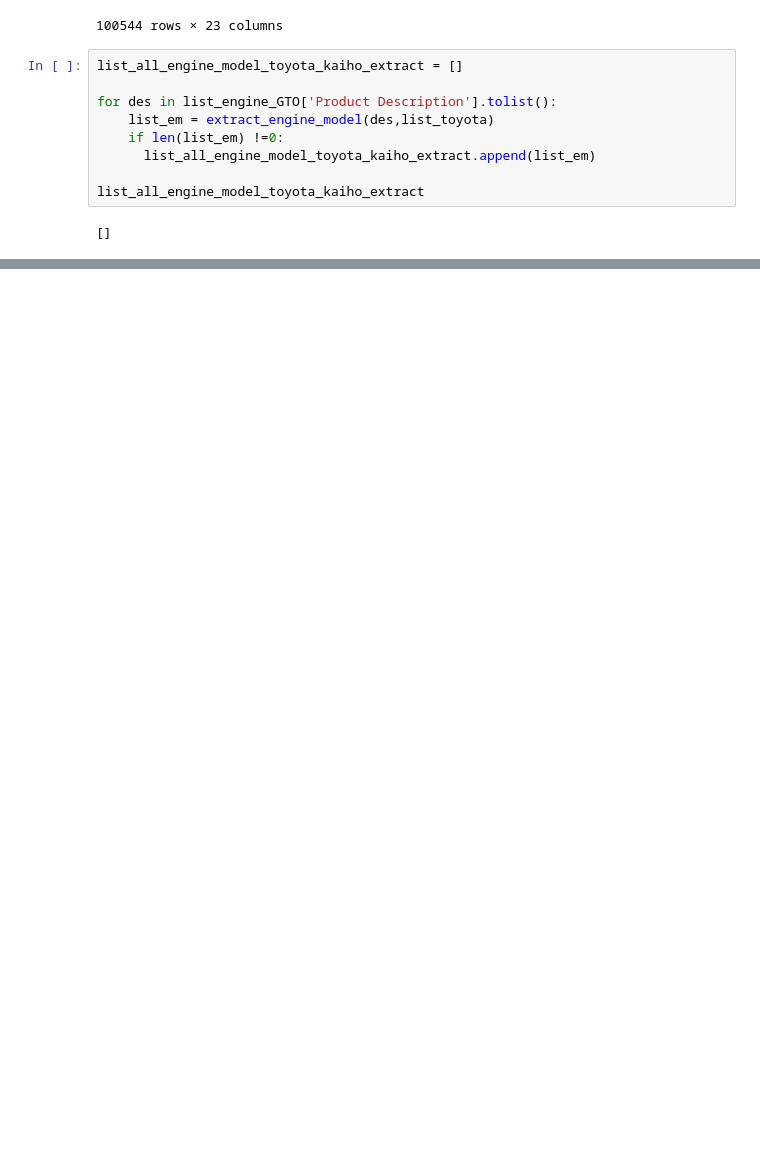
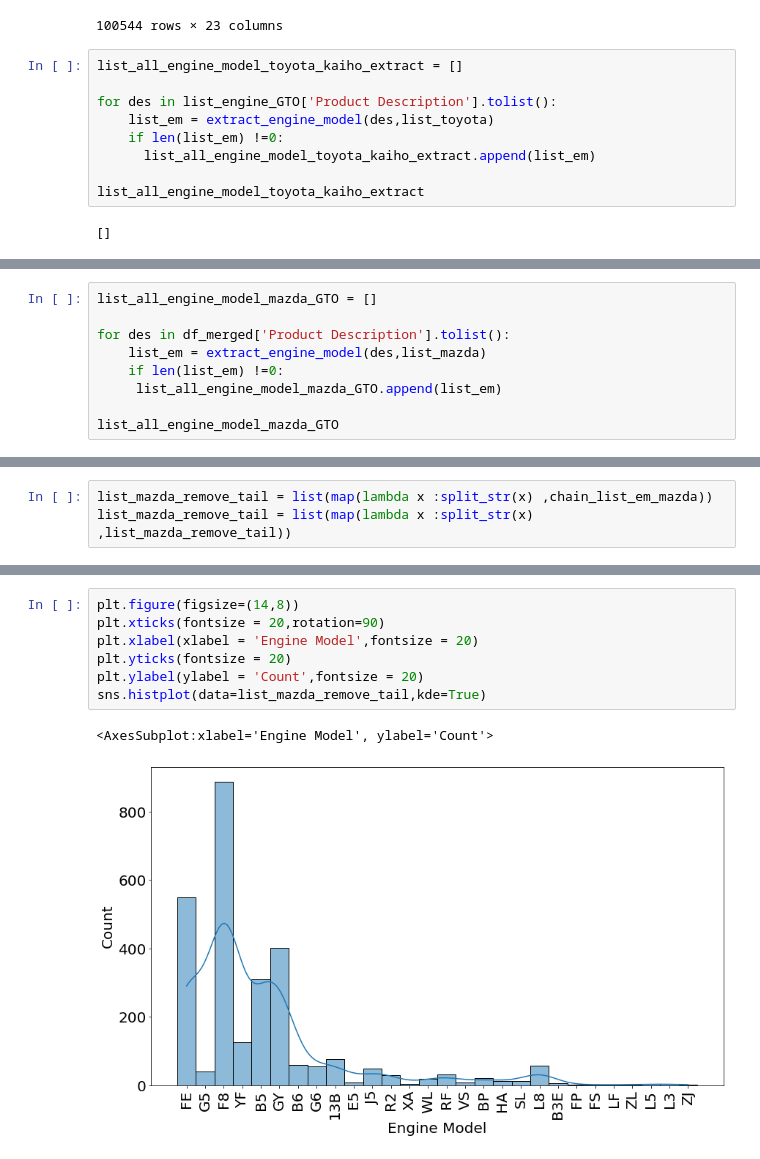
Before and after one commit to vutuanlinh2661998/KAIHO, a Jupyter notebook: GTO_Engine_Model_Insight.ipynb, the cells around one changed output, grey strips where cells are left out. Drawn from its saved outputs; the diff is of its cells as text; blank space fills up the shorter version.

```diff
--- a/GTO_Engine_Model_Insight.ipynb
+++ b/GTO_Engine_Model_Insight.ipynb
@@ -325,0 +390,9 @@ list_all_engine_model_toyota_kaiho_extract
+# %%
+list_all_engine_model_mazda_GTO = []
+
+for des in df_merged['Product Description'].tolist():
+    list_em = extract_engine_model(des,list_mazda)
+    if len(list_em) !=0:
+     list_all_engine_model_mazda_GTO.append(list_em)
+
+list_all_engine_model_mazda_GTO
@@ -325,0 +993,3 @@ list_all_engine_model_toyota_kaiho_extract
+# %%
+list_mazda_remove_tail = list(map(lambda x :split_str(x) ,chain_list_em_mazda))
+list_mazda_remove_tail = list(map(lambda x :split_str(x) ,list_mazda_remove_tail))
@@ -325,0 +1035,10 @@ list_all_engine_model_toyota_kaiho_extract
+# %%
+plt.figure(figsize=(14,8))
+plt.xticks(fontsize = 20,rotation=90)
+plt.xlabel(xlabel = 'Engine Model',fontsize = 20)
+plt.yticks(fontsize = 20)
+plt.ylabel(ylabel = 'Count',fontsize = 20)
+sns.histplot(data=list_mazda_remove_tail,kde=True)
+# %% [output]
+<AxesSubplot:xlabel='Engine Model', ylabel='Count'>
+[figure, added]
```
Also changed, not shown: parts of 96 cells of this notebook, 3 other files.
